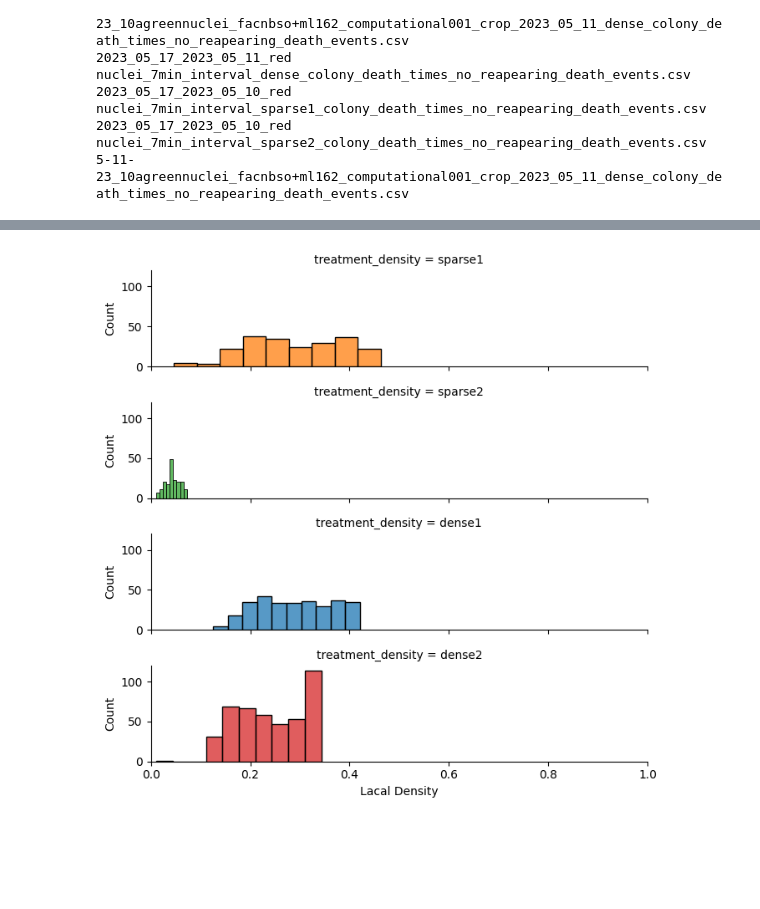
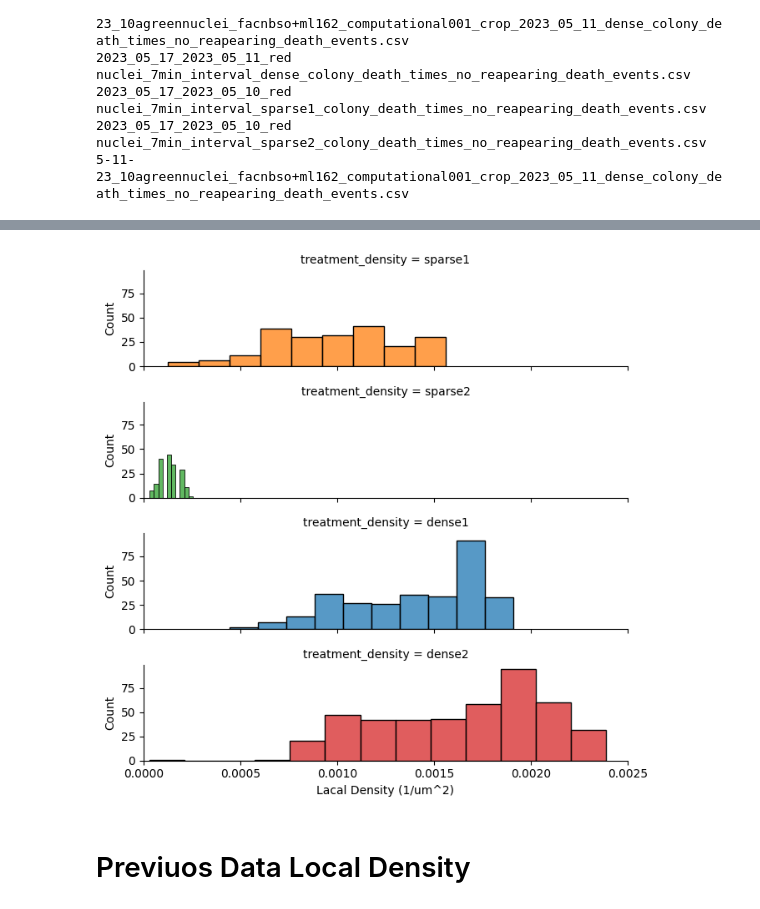
Before and after one commit to esraan/CellDeathQuantification, a Jupyter notebook: DensityAnalysis.ipynb, the cells around one changed output, grey strips where cells are left out. Drawn from its saved outputs; the diff is of its cells as text; code cells hidden in the pictures; blank space fills up the shorter version.

Commit message:
updating density results

```diff
--- a/DensityAnalysis.ipynb
+++ b/DensityAnalysis.ipynb
@@ -56,7 +94,7 @@ distribution_of_distances_value = values_distribution_of_distances_or_delta_TODs
 all_exp_results_local_density_values = calc_exp_all_cells_local_densities_for_distribution(exp_name = exp_names,
                                                                                            exps_dir_path=exps_dir_name,
                                                                                            meta_data_full_file_path=meta_data_file_full_path,
-                                                                                           radious_for_density=150)
+                                                                                           radious_for_density = 100)
 # %%
 melted_distances_distribution_df = pd.DataFrame.from_dict(format_melt_df_distribution_values(exp_names=exp_names,
                                                                                                         dict_of_exp_values_of_the_designated_variable_density_deltaTODs_distances=distribution_of_distances_value,
@@ -151,11 +175,13 @@ plt.show()
 # %%
 g = sns.FacetGrid(visualize_delta_tods_distances_local_densities_distribution_melted[visualize_delta_tods_distances_local_densities_distribution_melted["variable"]=="Local_density"], row="treatment_density",
                   height=1.7, aspect=4,row_order=["sparse1","sparse2","dense1","dense2"],hue="treatment_density")
 g.map(sns.histplot, "value")
-plt.xlabel('Lacal Density')
-g.set(xlim=(0,1.0))
-g.set(ylim=(0,120))
+# plt.xscale("log")
+plt.xlabel('Lacal Density (1/um^2)')
+g.set(xlim=(0,0.0025))
 
 plt.show()
 # %% [output]
-[figure, old version]
+[figure, new version]
+# %% [markdown]
+# Previuos Data Local Density
```
Also changed, not shown: parts of 10 cells of this notebook, 5 other files.
